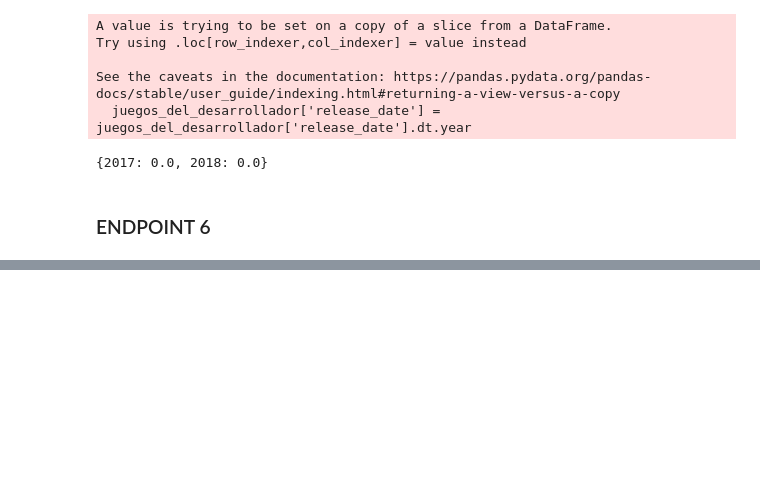
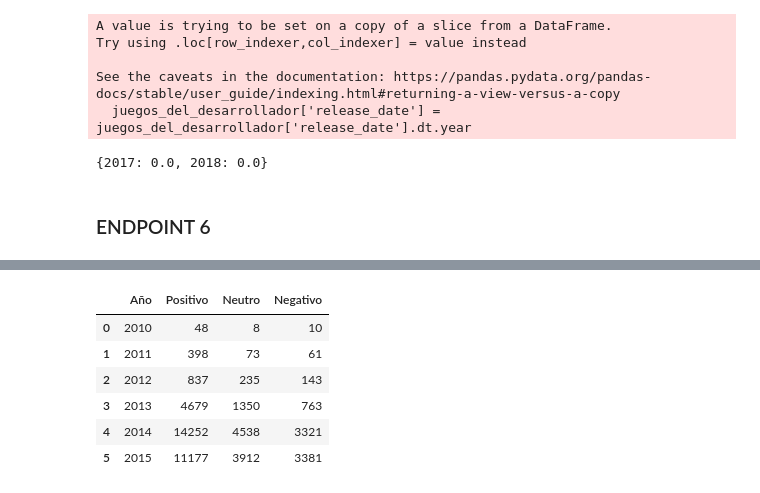
Before and after one commit to fransindi/Steam_MLOps, a Jupyter notebook: ETL.ipynb, the cells around one changed output, grey strips where cells are left out. Drawn from its saved outputs; the diff is of its cells as text; code cells hidden in the pictures; blank space fills up the shorter version.

Commit message:
todos los endpoints terminados, comenzamos con el deploy

```diff
--- a/ETL.ipynb
+++ b/ETL.ipynb
@@ -467,0 +424,32 @@ Reseñas negativas en 2014: 3321
+# %%
+endpoint6 = user_reviews_completo[['posted', 'review']]
+# %%
+import nltk
+from nltk.sentiment import SentimentIntensityAnalyzer
+
+nltk.download('vader_lexicon')  # Descargar el léxico para SentimentIntensityAnalyzer
+
+
+# Crear una función para analizar el sentimiento
+def analizar_sentimiento(review):
+    sia = SentimentIntensityAnalyzer()
+    sentiment_score = sia.polarity_scores(review)['compound']
+    if sentiment_score >= 0.05:
+        return 'Positivo'
+    elif sentiment_score <= -0.05:
+        return 'Negativo'
+    else:
+        return 'Neutro'
+
+# Agregar una nueva columna 'Sentimiento' al DataFrame original
+endpoint6['Sentimiento'] = endpoint6['review'].apply(analizar_sentimiento)
+
+# Agrupar los datos por año y sentimiento y contar las ocurrencias
+resumen_sentimiento = endpoint6.groupby(['posted', 'Sentimiento']).size().unstack(fill_value=0).reset_index()
+
+# Renombrar las columnas
+resumen_sentimiento.columns.name = None  # Eliminar el nombre de la columna
+resumen_sentimiento.rename(columns={'posted': 'Año'}, inplace=True)
+
+# Mostrar el nuevo DataFrame
+print(resumen_sentimiento)
@@ -467,0 +479,13 @@ Reseñas negativas en 2014: 3321
+# %%
+resumen_sentimiento['Año'] = pd.to_datetime(resumen_sentimiento['Año']).dt.year
+
+resumen_por_año = resumen_sentimiento.groupby('Año').agg({'Positivo': 'sum', 'Neutro': 'sum', 'Negativo': 'sum'}).reset_index()
+resumen_por_año
+# %% [output]
+|  | Año | Positivo | Neutro | Negativo |
+| 0 | 2010 | 48 | 8 | 10 |
+| 1 | 2011 | 398 | 73 | 61 |
+| 2 | 2012 | 837 | 235 | 143 |
+| 3 | 2013 | 4679 | 1350 | 763 |
+| 4 | 2014 | 14252 | 4538 | 3321 |
+| 5 | 2015 | 11177 | 3912 | 3381 |
```
Also changed, not shown: parts of 8 cells of this notebook, 3 other files.
